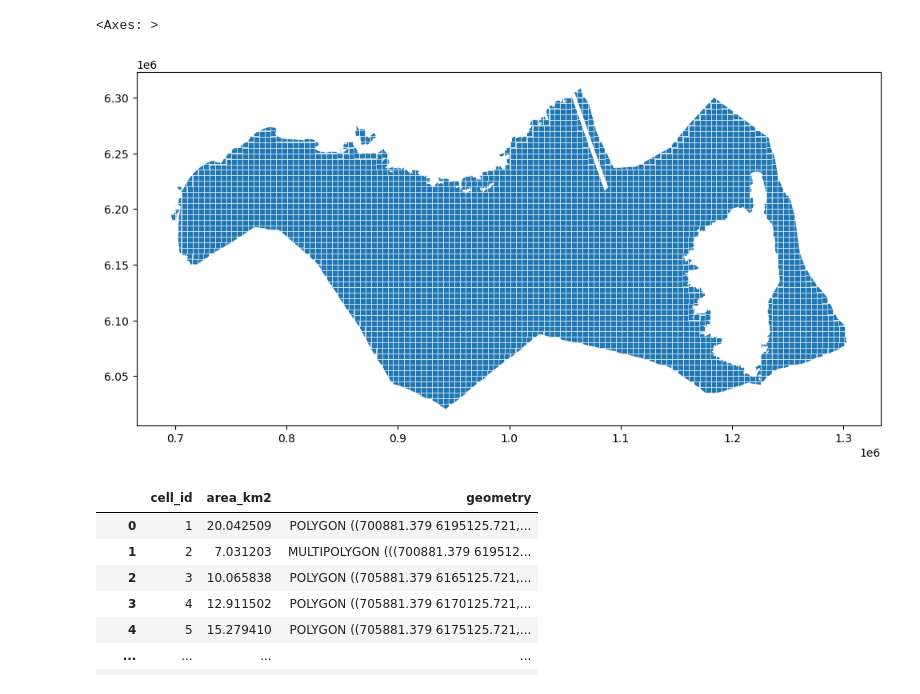
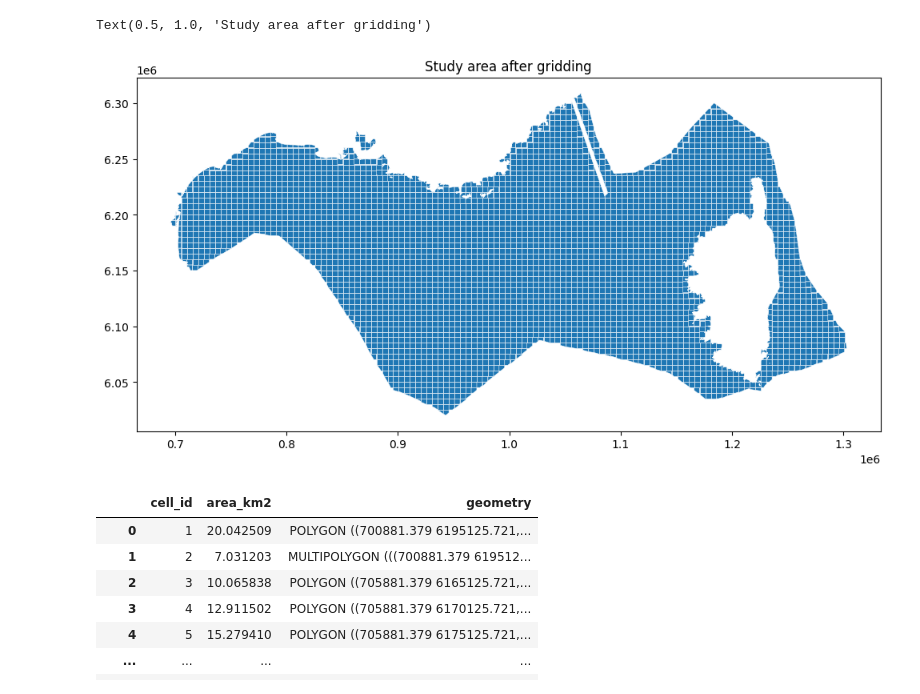
Before and after one commit to augustinlafond/marine-praxis, a Jupyter notebook: notebooks/create_grid.ipynb, the cells around one changed output. Cells and saved outputs as stored; diff of their text form; code cells hidden in the pictures.

```diff
--- a/notebooks/create_grid.ipynb
+++ b/notebooks/create_grid.ipynb
@@ -73,6 +82,8 @@ grid.head(10)
 # %%
+#  Plot the grid for the study area
 grid["geometry"].plot(edgecolor="white", linewidth=0.4, figsize=(12,10))
+plt.title("Study area after gridding")
 # %% [output]
-<Axes: >
+Text(0.5, 1.0, 'Study area after gridding')
-[figure, old version]
+[figure, new version]
 # %%
```
Also changed, not shown: parts of 35 cells of this notebook, 2 other files.
